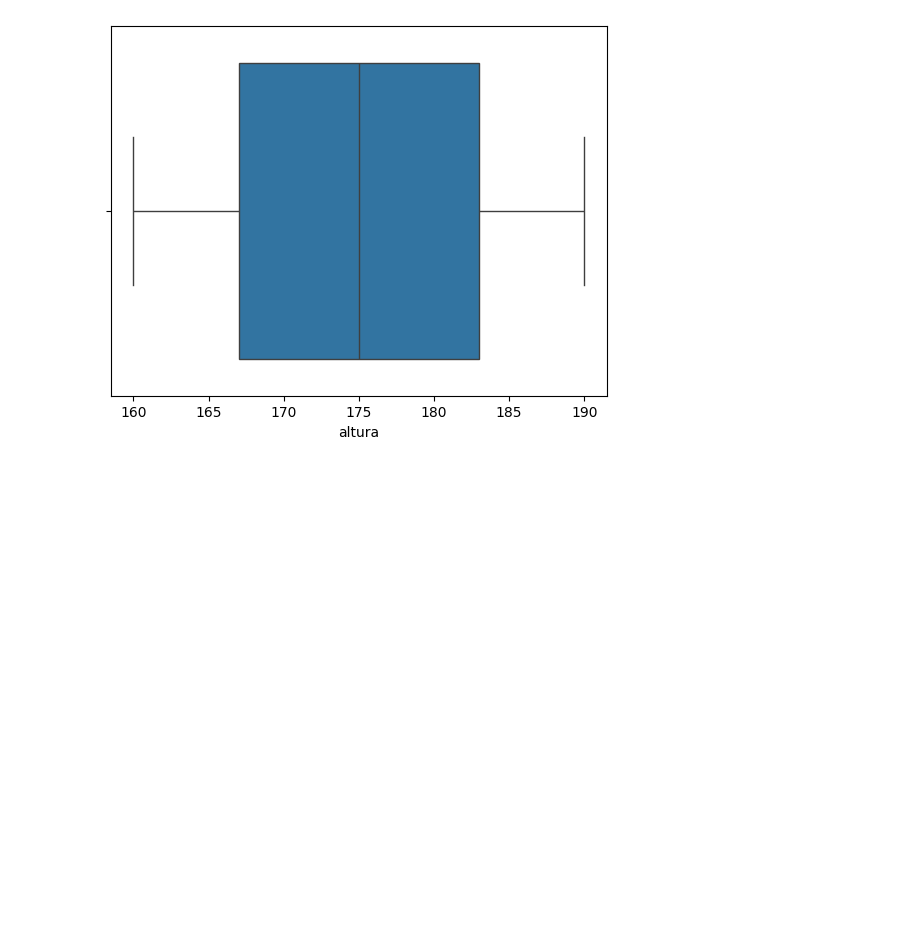
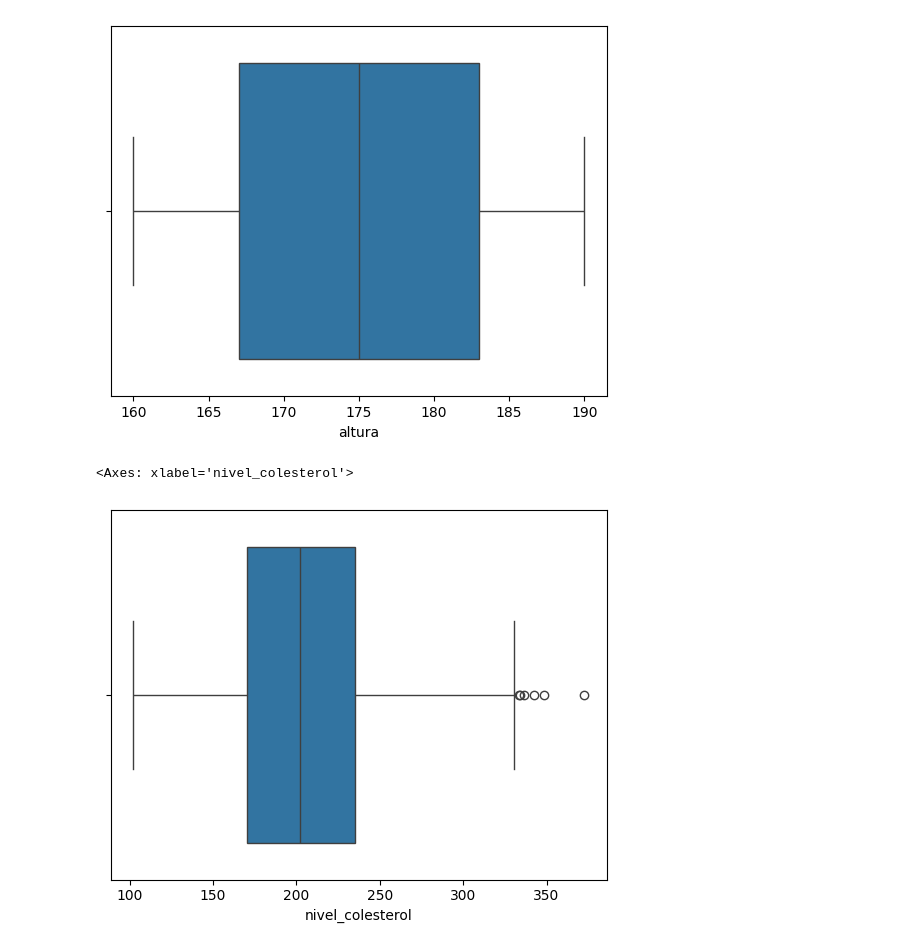
Before and after one commit to luan-albuquerque/AI-Development, a Jupyter notebook: IA-Multiple-Linear-Regression/modelo_colesterol.ipynb, the cells around one changed output. Cells and saved outputs as stored; diff of their text form; code cells hidden in the pictures; blank space fills up the shorter version.

```diff
--- a/IA-Multiple-Linear-Regression/modelo_colesterol.ipynb
+++ b/IA-Multiple-Linear-Regression/modelo_colesterol.ipynb
@@ -222,3 +223,9 @@ sns.boxplot(data=df_colesterol_eda, x='altura')
 # %% [output]
 <Axes: xlabel='altura'>
 [figure]
+# %%
+sns.boxplot(data=df_colesterol_eda, x='nivel_colesterol')
+# Possui outliers mas esses especificamentes fazem sentido, por que pode haver pessoas com um novel de colestorol bem alto
+# %% [output]
+<Axes: xlabel='nivel_colesterol'>
+[figure, added]
```
Also changed, not shown: parts of 77 cells of this notebook, 6 other files.
